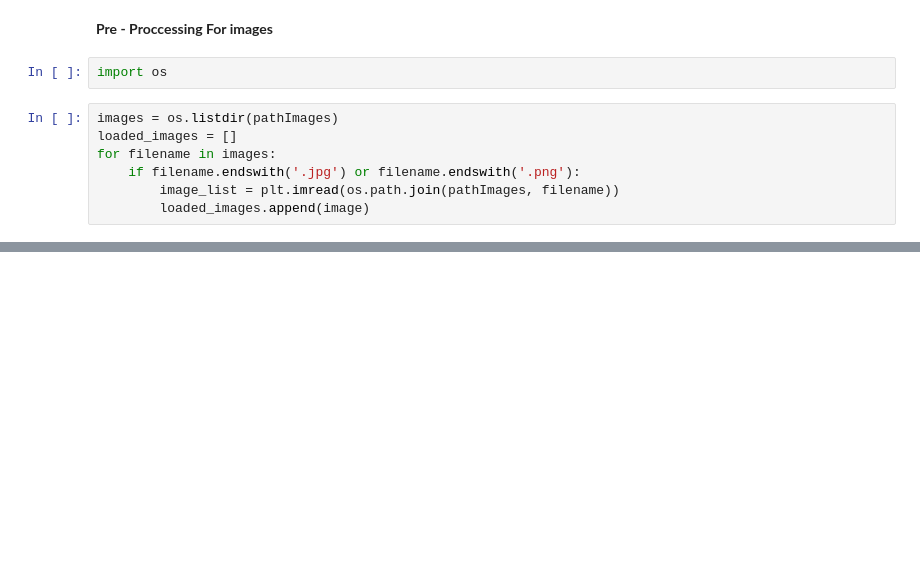
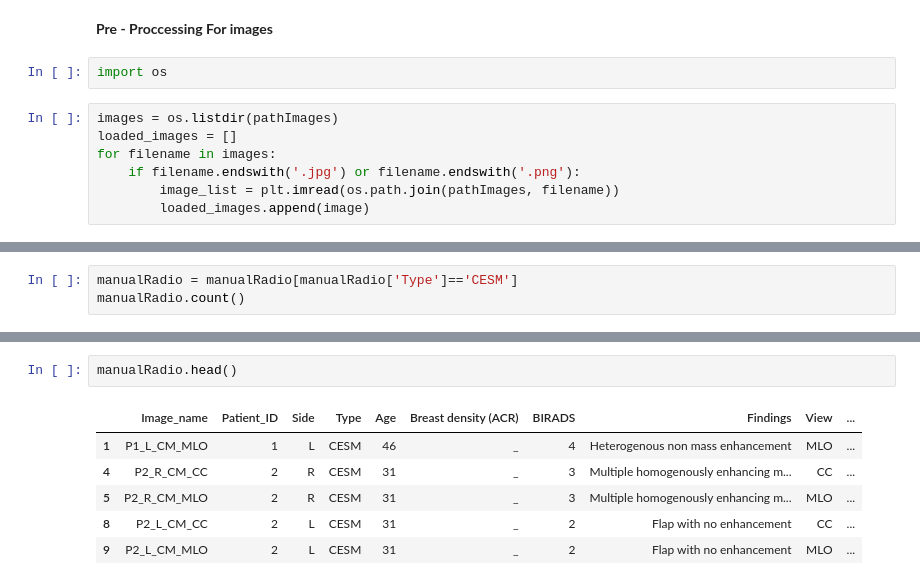
Before and after one commit to RexGod/DataMining_Pgu_Nueral_Network, a Jupyter notebook: finalProject.ipynb, the cells around one changed output, grey strips where cells are left out. Drawn from its saved outputs; the diff is of its cells as text; blank space fills up the shorter version.

```diff
--- a/finalProject.ipynb
+++ b/finalProject.ipynb
@@ -121,3 +121,6 @@ Tags                    2006
 Machine                 2006
 classification          2006
 dtype: int64
+# %%
+manualRadio = manualRadio[manualRadio['Type']=='CESM']
+manualRadio.count()
@@ -123,0 +141,9 @@ dtype: int64
+# %%
+manualRadio.head()
+# %% [output]
+|  | Image_name | Patient_ID | Side | Type | Age | Breast density (ACR) | BIRADS | Findings | View | ... |
+| 1 | P1_L_CM_MLO | 1 | L | CESM | 46 | _ | 4 | Heterogenous non mass enhancement | MLO | ... |
+| 4 | P2_R_CM_CC | 2 | R | CESM | 31 | _ | 3 | Multiple homogenously enhancing m... | CC | ... |
+| 5 | P2_R_CM_MLO | 2 | R | CESM | 31 | _ | 3 | Multiple homogenously enhancing m... | MLO | ... |
+| 8 | P2_L_CM_CC | 2 | L | CESM | 31 | _ | 2 | Flap with no enhancement | CC | ... |
+| 9 | P2_L_CM_MLO | 2 | L | CESM | 31 | _ | 2 | Flap with no enhancement | MLO | ... |
```
Also changed, not shown: parts of 4 cells of this notebook.
